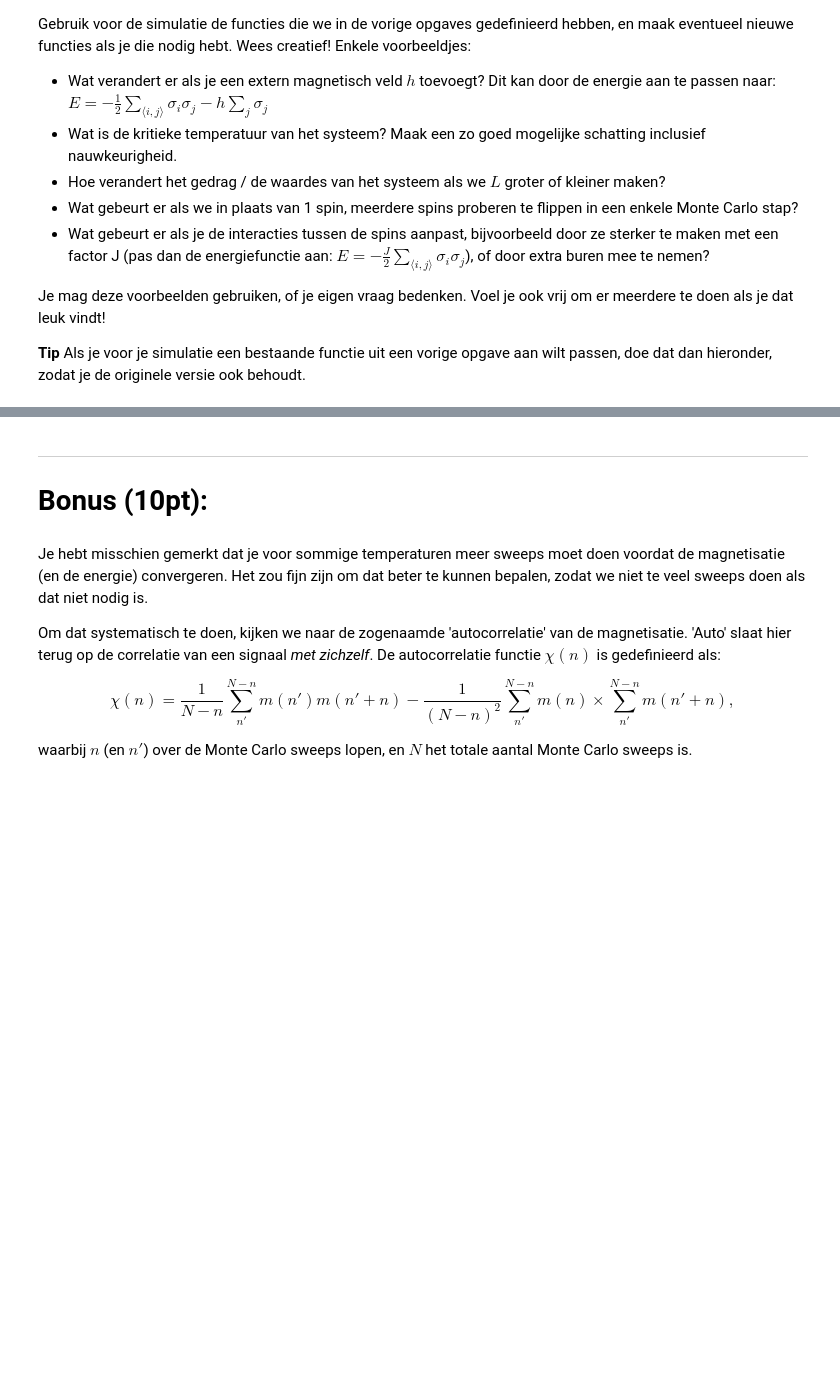
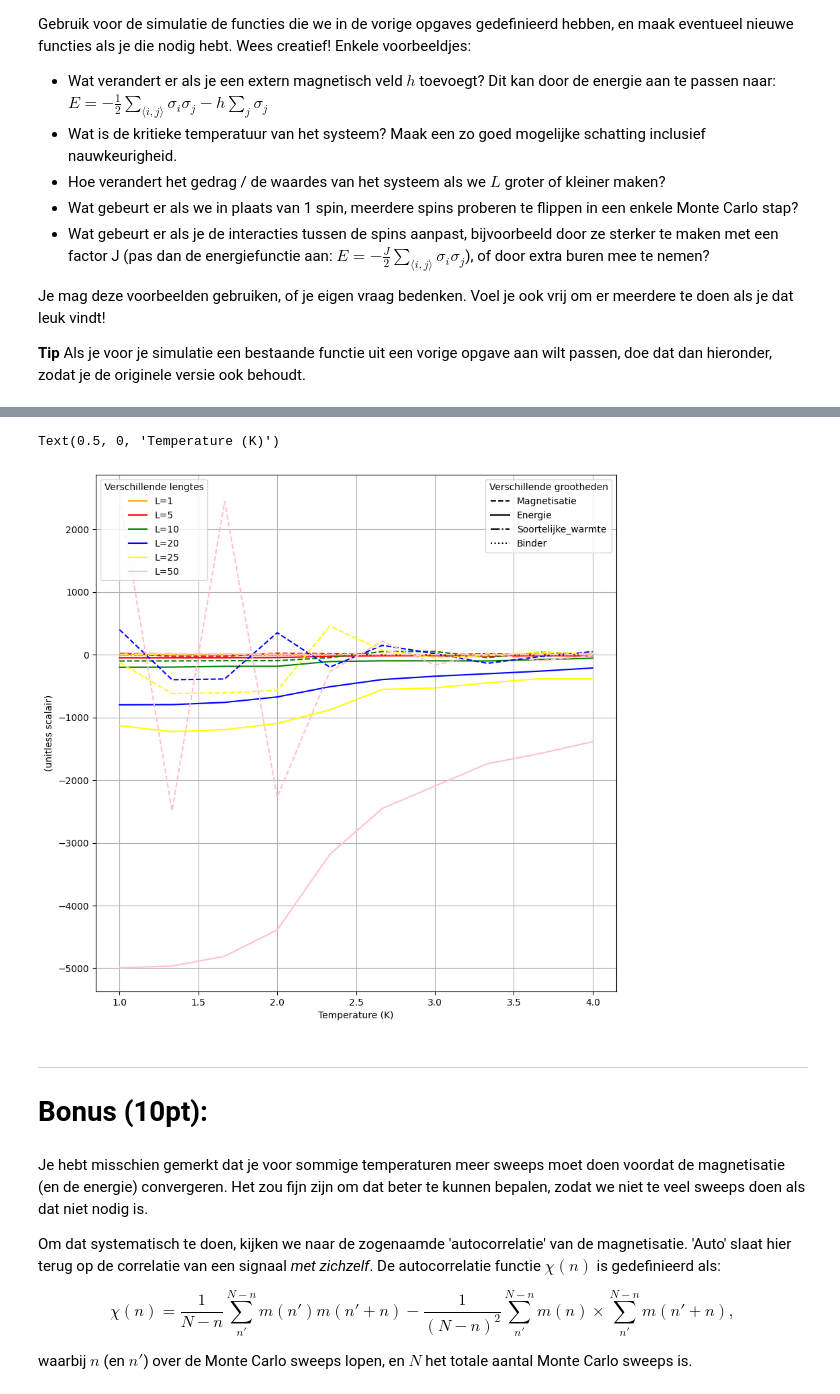
Before and after one commit to TheCaspeer/Universiteit-Leiden, a Jupyter notebook: Huiswerk3.ipynb, the cells around one changed output, grey strips where cells are left out. Cells and saved outputs as stored; diff of their text form; code cells hidden in the pictures; blank space fills up the shorter version.

```diff
--- a/Huiswerk3.ipynb
+++ b/Huiswerk3.ipynb
@@ -417,3 +504,57 @@ Methode/plan:
+# %%
+from matplotlib.lines import Line2D
+
+fig, ax = plt.subplots(figsize=(10,10))
+
+L_colors = [
+    "orange",
+    "red",
+    "green",
+    "blue",
+    "yellow",
+    "pink"
+]
+# defined for legend use
+linestyles = {
+    "Magnetisatie": 'dashed',
+    "Energie": 'solid',
+    "Soortelijke_warmte": 'dashdot',
+    "Binder": 'dotted'
+}
+for L in Ls:
+    L_index = Ls.index(L)
+    ax.plot(Ts,m_new[L_index], label=f"Gemiddelde magnetisatie",  color=L_colors[L_index], linestyle='dashed')
+    ax.plot(Ts,e_new[L_index], label=f"Gemiddelde energie",       color=L_colors[L_index], linestyle='solid')
+    ax.plot(Ts,C_arr[L_index], label=f"Soortelijke warmte",       color=L_colors[L_index], linestyle='dashdot')
+    ax.plot(Ts,U_arr[L_index], label=f"Binder parameter",         color=L_colors[L_index], linestyle='dotted')
+
+
+ax.grid("True")
+
+# Custom legend
+proxy1 = [
+    Line2D([0],[0],color=color, linestyle='solid')
+    for color in L_colors
+]
+legend1 = ax.legend(proxy1, [f"L={L}" for L in Ls], title="Verschillende lengtes", loc="upper left")
+
+proxy2 = [
+    Line2D([0],[0], color="black", linestyle=linestyle)
+    for linestyle in linestyles.values()
+]
+legend2 = ax.legend(proxy2, linestyles.keys(), title="Verschillende grootheden", loc="upper right")
+
+ax.add_artist(legend1)
+
+ax.set_ylabel("(unitless scalair)") # aangezien er geen eenheden zijn aangegeven neem ik aan dat alles eenheidloos is
+ax.set_xlabel("Temperature (K)") #K is een gokje, er staan voor een ntk vak best weinig eenheden overal bij
+
+# We zien dat de data niet perse gladder wordt voor groter L, wel zien we dat deze minder fluctueert voor grote Ls, ook dat de afstand tot evenwicht aan het begin groter is.
+# Om beter te zien hoe dit gedraagt bij kleinere Ls, zouden er mogelijk meer grafieken geplot moeten worden, met verschillende "zooms" op de y-as. Ook zou bijvoorbeeld de afstand tot het evenwicht geplot kunnenen worden.
+# Eventueel zou een 3D plot veel duidelijker zijn, aangezien je dan duidelijk het verschil ziet tussen verschillende Ls en de waardes bij verschillende temperaturen.
+# %% [output]
+Text(0.5, 0, 'Temperature (K)')
+[figure, added]
 # %% [markdown]
 --------------------------------------------------
 # Bonus (10pt):
```
Also changed, not shown: parts of 15 cells of this notebook.
